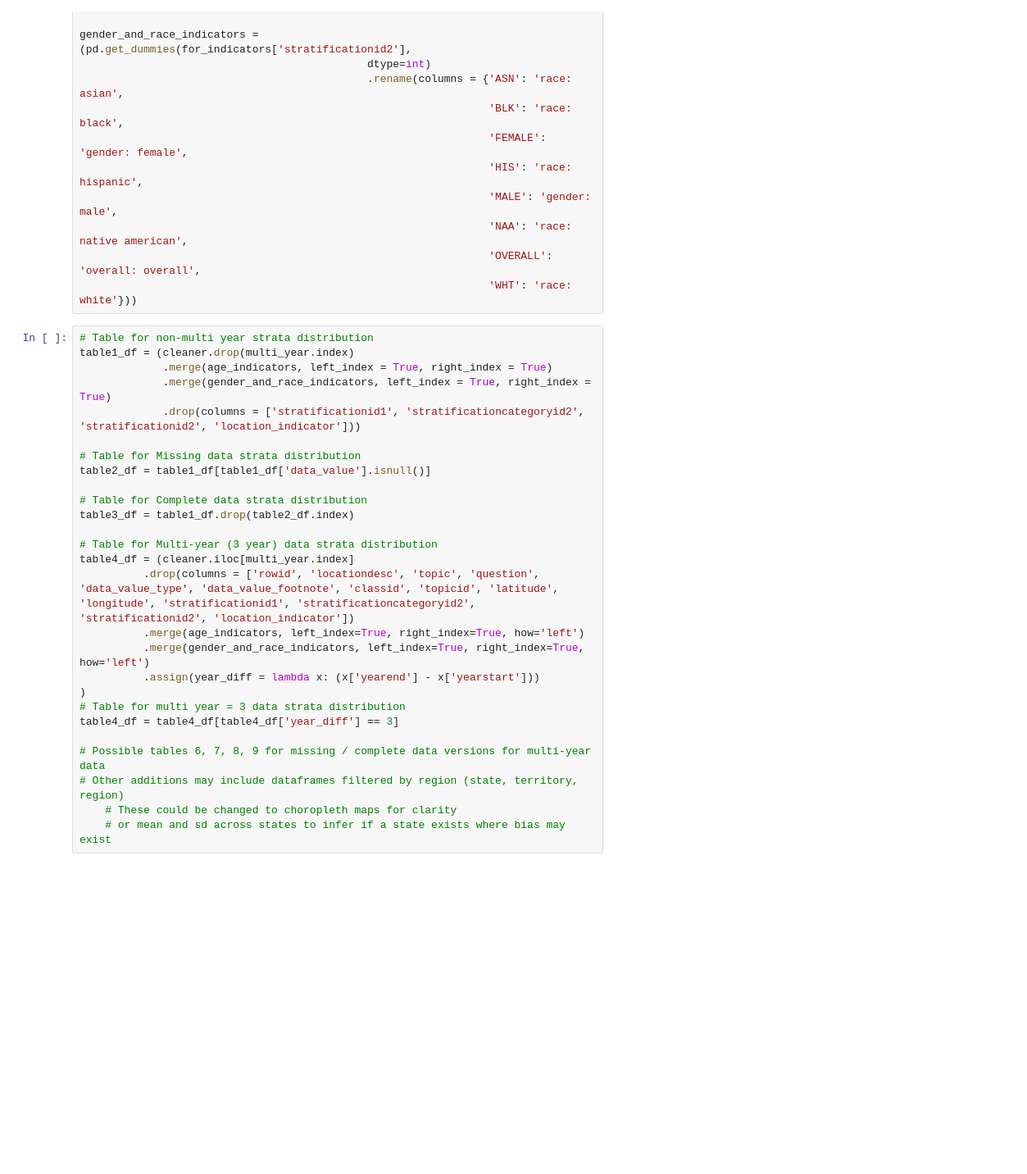
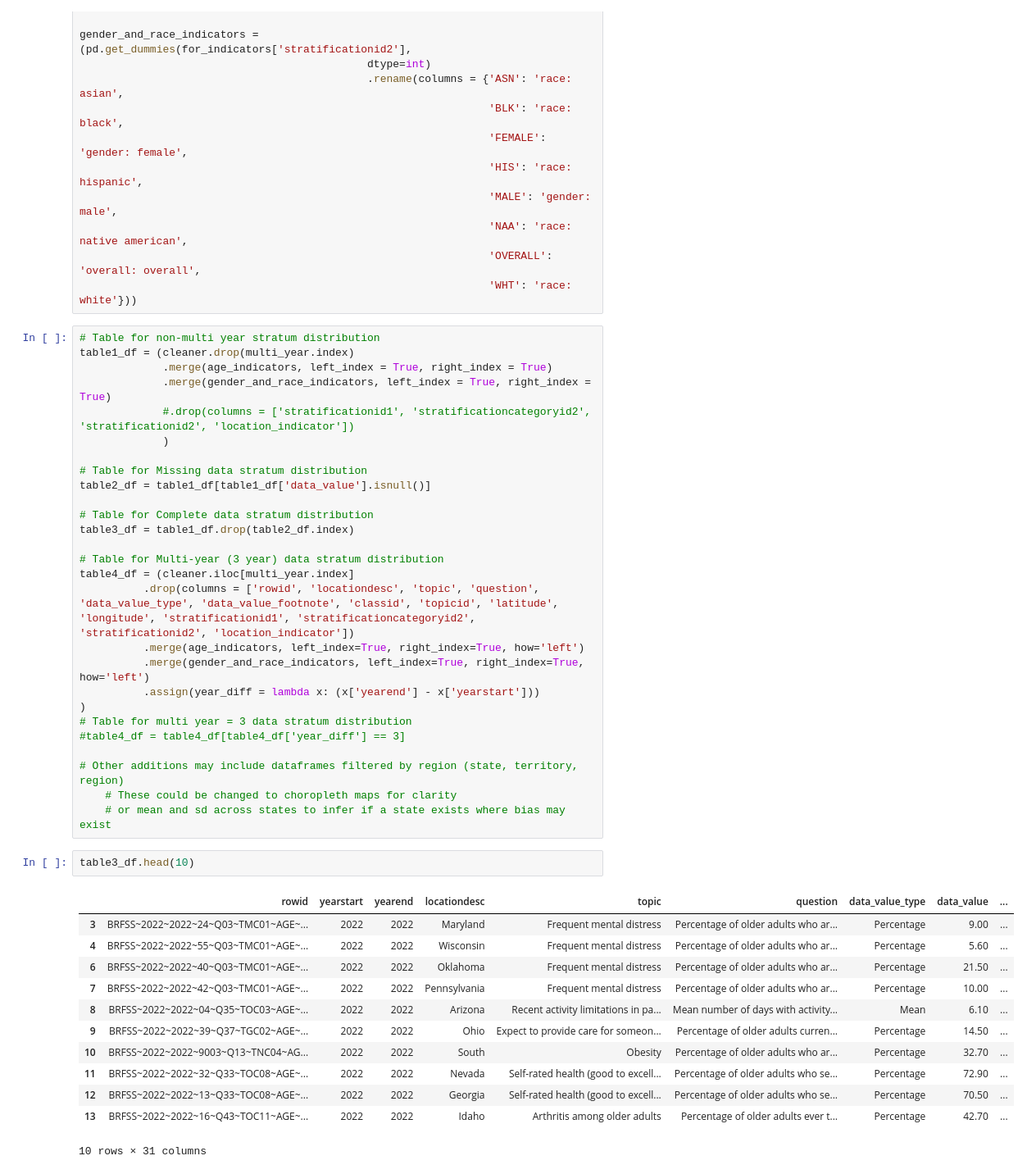
Before and after one commit to WulfNovak/python_data_cleaning, a Jupyter notebook: alz_health_data_clean.ipynb, the cells around one changed output. Shown at 82% size. Cells and saved outputs as stored; diff of their text form; blank space fills up the shorter version.

```diff
--- a/alz_health_data_clean.ipynb
+++ b/alz_health_data_clean.ipynb
@@ -391,29 +391,44 @@ gender_and_race_indicators = (pd.get_dummies(for_indicators['stratificationid2']
                                                                 'OVERALL': 'overall: overall',
                                                                 'WHT': 'race: white'}))
 # %%
-# Table for non-multi year strata distribution
+# Table for non-multi year stratum distribution
 table1_df = (cleaner.drop(multi_year.index)
              .merge(age_indicators, left_index = True, right_index = True)
              .merge(gender_and_race_indicators, left_index = True, right_index = True)
-             .drop(columns = ['stratificationid1', 'stratificationcategoryid2', 'stratificationid2', 'location_indicator']))
+             #.drop(columns = ['stratificationid1', 'stratificationcategoryid2', 'stratificationid2', 'location_indicator'])
+             )
 
-# Table for Missing data strata distribution
+# Table for Missing data stratum distribution
 table2_df = table1_df[table1_df['data_value'].isnull()]
 
-# Table for Complete data strata distribution
+# Table for Complete data stratum distribution
 table3_df = table1_df.drop(table2_df.index)
 
-# Table for Multi-year (3 year) data strata distribution
+# Table for Multi-year (3 year) data stratum distribution
 table4_df = (cleaner.iloc[multi_year.index]
           .drop(columns = ['rowid', 'locationdesc', 'topic', 'question', 'data_value_type', 'data_value_footnote', 'classid', 'topicid', 'latitude', 'longitude', 'stratificationid1', 'stratificationcategoryid2', 'stratificationid2', 'location_indicator'])
           .merge(age_indicators, left_index=True, right_index=True, how='left')
           .merge(gender_and_race_indicators, left_index=True, right_index=True, how='left')
           .assign(year_diff = lambda x: (x['yearend'] - x['yearstart']))
 )
-# Table for multi year = 3 data strata distribution
-table4_df = table4_df[table4_df['year_diff'] == 3]
+# Table for multi year = 3 data stratum distribution
+#table4_df = table4_df[table4_df['year_diff'] == 3]
 
-# Possible tables 6, 7, 8, 9 for missing / complete data versions for multi-year data
 # Other additions may include dataframes filtered by region (state, territory, region)
     # These could be changed to choropleth maps for clarity
     # or mean and sd across states to infer if a state exists where bias may exist
+# %%
+table3_df.head(10)
+# %% [output]
+|  | rowid | yearstart | yearend | locationdesc | topic | question | data_value_type | data_value | ... |
+| 3 | BRFSS~2022~2022~24~Q03~TMC01~AGE~... | 2022 | 2022 | Maryland | Frequent mental distress | Percentage of older adults who ar... | Percentage | 9.00 | ... |
+| 4 | BRFSS~2022~2022~55~Q03~TMC01~AGE~... | 2022 | 2022 | Wisconsin | Frequent mental distress | Percentage of older adults who ar... | Percentage | 5.60 | ... |
+| 6 | BRFSS~2022~2022~40~Q03~TMC01~AGE~... | 2022 | 2022 | Oklahoma | Frequent mental distress | Percentage of older adults who ar... | Percentage | 21.50 | ... |
+| 7 | BRFSS~2022~2022~42~Q03~TMC01~AGE~... | 2022 | 2022 | Pennsylvania | Frequent mental distress | Percentage of older adults who ar... | Percentage | 10.00 | ... |
+| 8 | BRFSS~2022~2022~04~Q35~TOC03~AGE~... | 2022 | 2022 | Arizona | Recent activity limitations in pa... | Mean number of days with activity... | Mean | 6.10 | ... |
+| 9 | BRFSS~2022~2022~39~Q37~TGC02~AGE~... | 2022 | 2022 | Ohio | Expect to provide care for someon... | Percentage of older adults curren... | Percentage | 14.50 | ... |
+| 10 | BRFSS~2022~2022~9003~Q13~TNC04~AG... | 2022 | 2022 | South | Obesity | Percentage of older adults who ar... | Percentage | 32.70 | ... |
+| 11 | BRFSS~2022~2022~32~Q33~TOC08~AGE~... | 2022 | 2022 | Nevada | Self-rated health (good to excell... | Percentage of older adults who se... | Percentage | 72.90 | ... |
+| 12 | BRFSS~2022~2022~13~Q33~TOC08~AGE~... | 2022 | 2022 | Georgia | Self-rated health (good to excell... | Percentage of older adults who se... | Percentage | 70.50 | ... |
+| 13 | BRFSS~2022~2022~16~Q43~TOC11~AGE~... | 2022 | 2022 | Idaho | Arthritis among older adults | Percentage of older adults ever t... | Percentage | 42.70 | ... |
+10 rows × 31 columns
```
Also changed, not shown: parts of 12 cells of this notebook.
